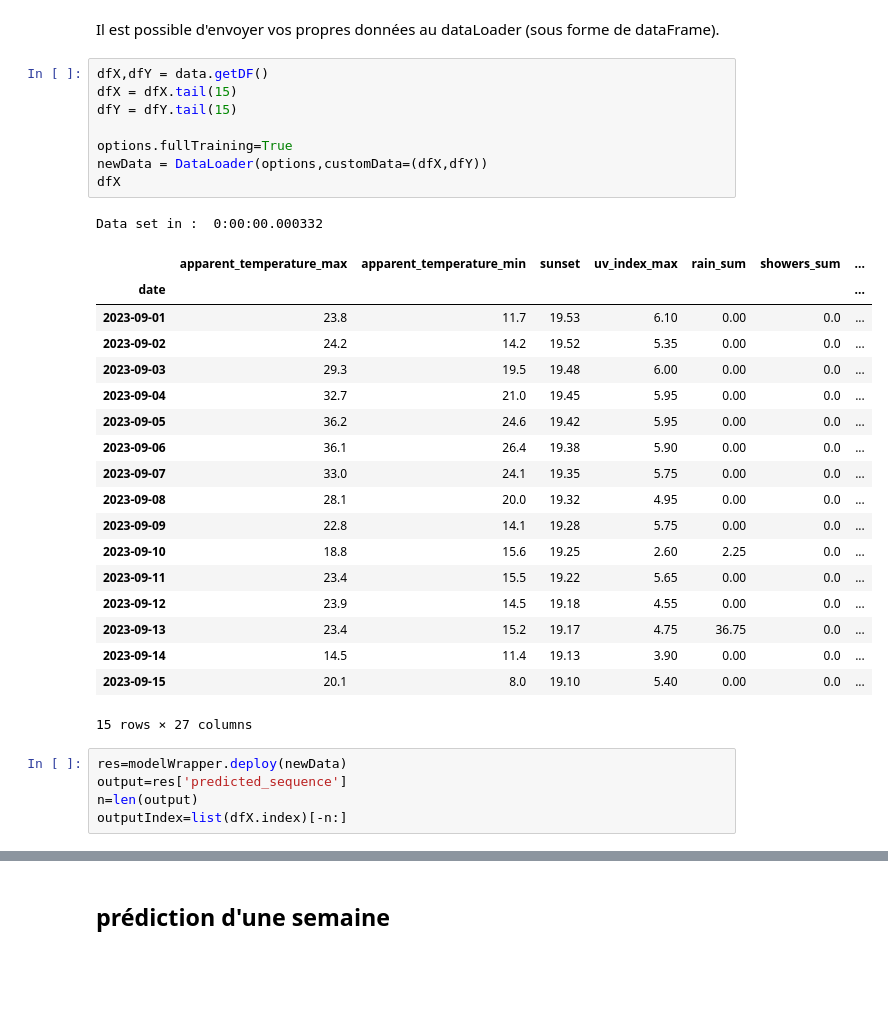
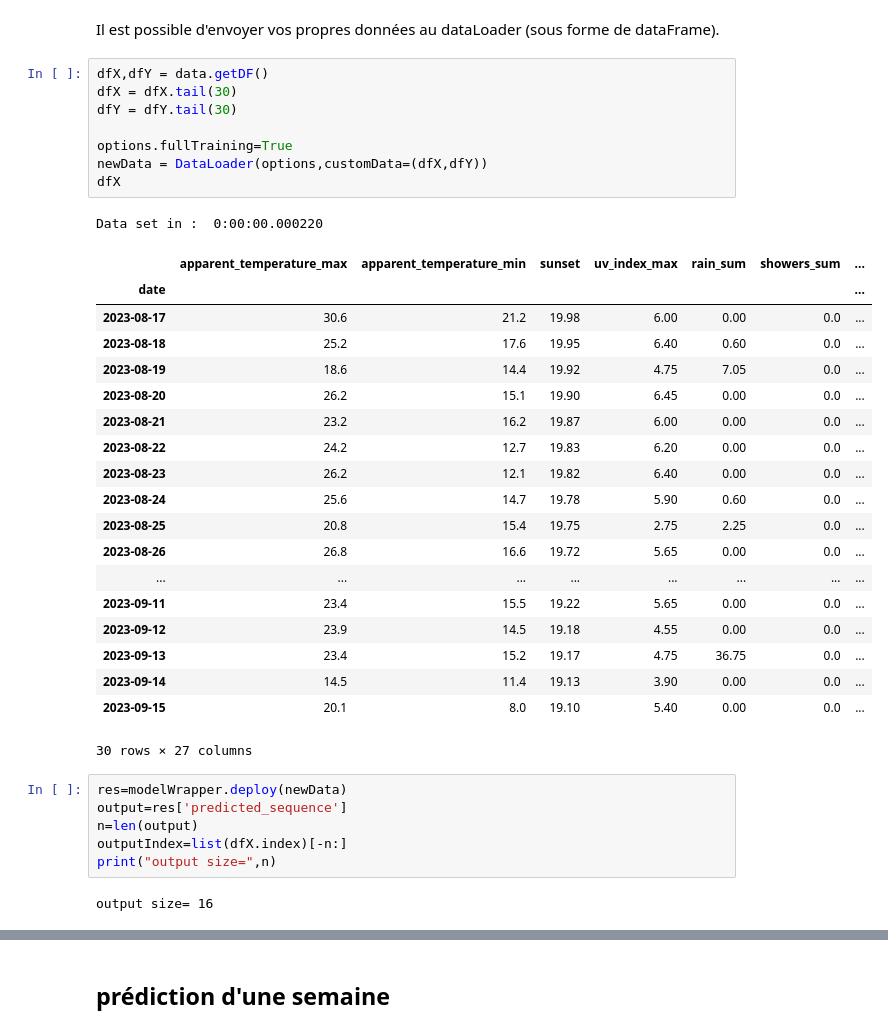
Before and after one commit to Last-Autumn-Leaf/dionysos, a Jupyter notebook: deploy.ipynb, the cells around one changed output, grey strips where cells are left out. Drawn from its saved outputs; the diff is of its cells as text; blank space fills up the shorter version.

```diff
--- a/deploy.ipynb
+++ b/deploy.ipynb
@@ -79,37 +67,41 @@ la fonction model.deploy(dataloader,plot=False) permet de lancer une prédiction
 Il est possible d'envoyer vos propres données au dataLoader (sous forme de dataFrame).
 # %%
 dfX,dfY = data.getDF()
-dfX = dfX.tail(15)
-dfY = dfY.tail(15)
+dfX = dfX.tail(30)
+dfY = dfY.tail(30)
 
 options.fullTraining=True
 newData = DataLoader(options,customData=(dfX,dfY))
 dfX
 # %% [output]
-Data set in :  0:00:00.000332
+Data set in :  0:00:00.000220
 |  | apparent_temperature_max | apparent_temperature_min | sunset | uv_index_max | rain_sum | showers_sum | ... |
 | date |  |  |  |  |  |  | ... |
-| 2023-09-01 | 23.8 | 11.7 | 19.53 | 6.10 | 0.00 | 0.0 | ... |
-| 2023-09-02 | 24.2 | 14.2 | 19.52 | 5.35 | 0.00 | 0.0 | ... |
-| 2023-09-03 | 29.3 | 19.5 | 19.48 | 6.00 | 0.00 | 0.0 | ... |
-| 2023-09-04 | 32.7 | 21.0 | 19.45 | 5.95 | 0.00 | 0.0 | ... |
-| 2023-09-05 | 36.2 | 24.6 | 19.42 | 5.95 | 0.00 | 0.0 | ... |
-| 2023-09-06 | 36.1 | 26.4 | 19.38 | 5.90 | 0.00 | 0.0 | ... |
-| 2023-09-07 | 33.0 | 24.1 | 19.35 | 5.75 | 0.00 | 0.0 | ... |
-| 2023-09-08 | 28.1 | 20.0 | 19.32 | 4.95 | 0.00 | 0.0 | ... |
-| 2023-09-09 | 22.8 | 14.1 | 19.28 | 5.75 | 0.00 | 0.0 | ... |
-| 2023-09-10 | 18.8 | 15.6 | 19.25 | 2.60 | 2.25 | 0.0 | ... |
+| 2023-08-17 | 30.6 | 21.2 | 19.98 | 6.00 | 0.00 | 0.0 | ... |
+| 2023-08-18 | 25.2 | 17.6 | 19.95 | 6.40 | 0.60 | 0.0 | ... |
+| 2023-08-19 | 18.6 | 14.4 | 19.92 | 4.75 | 7.05 | 0.0 | ... |
+| 2023-08-20 | 26.2 | 15.1 | 19.90 | 6.45 | 0.00 | 0.0 | ... |
+| 2023-08-21 | 23.2 | 16.2 | 19.87 | 6.00 | 0.00 | 0.0 | ... |
+| 2023-08-22 | 24.2 | 12.7 | 19.83 | 6.20 | 0.00 | 0.0 | ... |
+| 2023-08-23 | 26.2 | 12.1 | 19.82 | 6.40 | 0.00 | 0.0 | ... |
+| 2023-08-24 | 25.6 | 14.7 | 19.78 | 5.90 | 0.60 | 0.0 | ... |
+| 2023-08-25 | 20.8 | 15.4 | 19.75 | 2.75 | 2.25 | 0.0 | ... |
+| 2023-08-26 | 26.8 | 16.6 | 19.72 | 5.65 | 0.00 | 0.0 | ... |
+| ... | ... | ... | ... | ... | ... | ... | ... |
 | 2023-09-11 | 23.4 | 15.5 | 19.22 | 5.65 | 0.00 | 0.0 | ... |
 | 2023-09-12 | 23.9 | 14.5 | 19.18 | 4.55 | 0.00 | 0.0 | ... |
 | 2023-09-13 | 23.4 | 15.2 | 19.17 | 4.75 | 36.75 | 0.0 | ... |
 | 2023-09-14 | 14.5 | 11.4 | 19.13 | 3.90 | 0.00 | 0.0 | ... |
 | 2023-09-15 | 20.1 | 8.0 | 19.10 | 5.40 | 0.00 | 0.0 | ... |
-15 rows × 27 columns
+30 rows × 27 columns
 # %%
 res=modelWrapper.deploy(newData)
 output=res['predicted_sequence']
 n=len(output)
 outputIndex=list(dfX.index)[-n:]
+print("output size=",n)
+# %% [output]
+output size= 16
 # %%
 dfOuput=pd.DataFrame({'date':outputIndex,'predictedOutput':output})
 dfOuput
```
Also changed, not shown: parts of 3 cells of this notebook, 12 other files.
